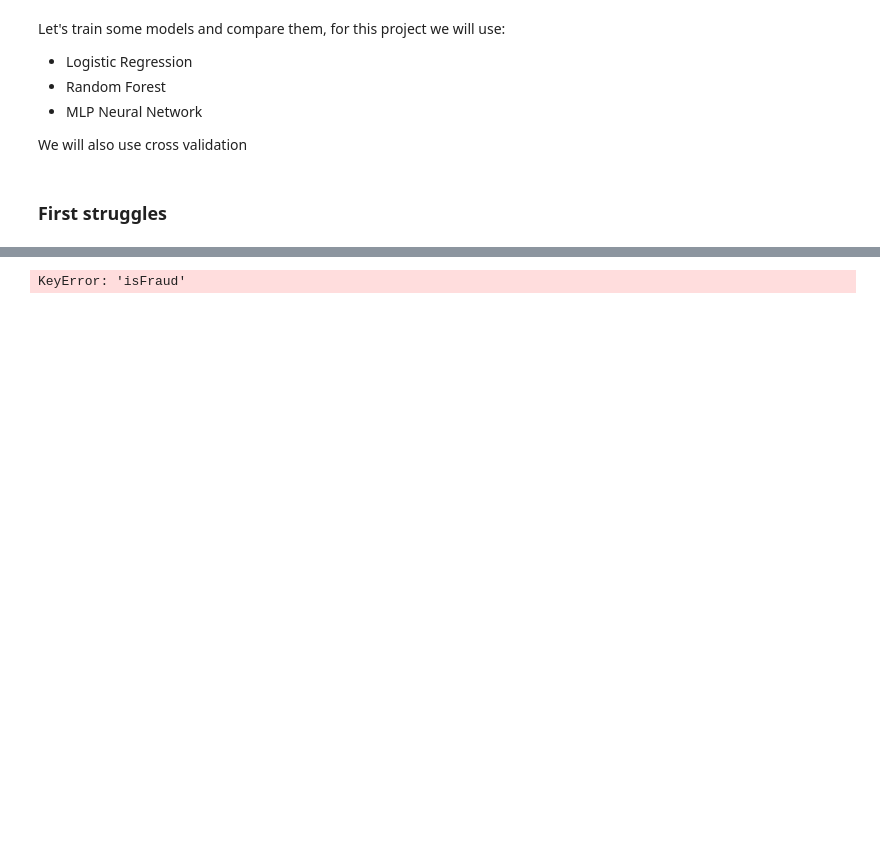
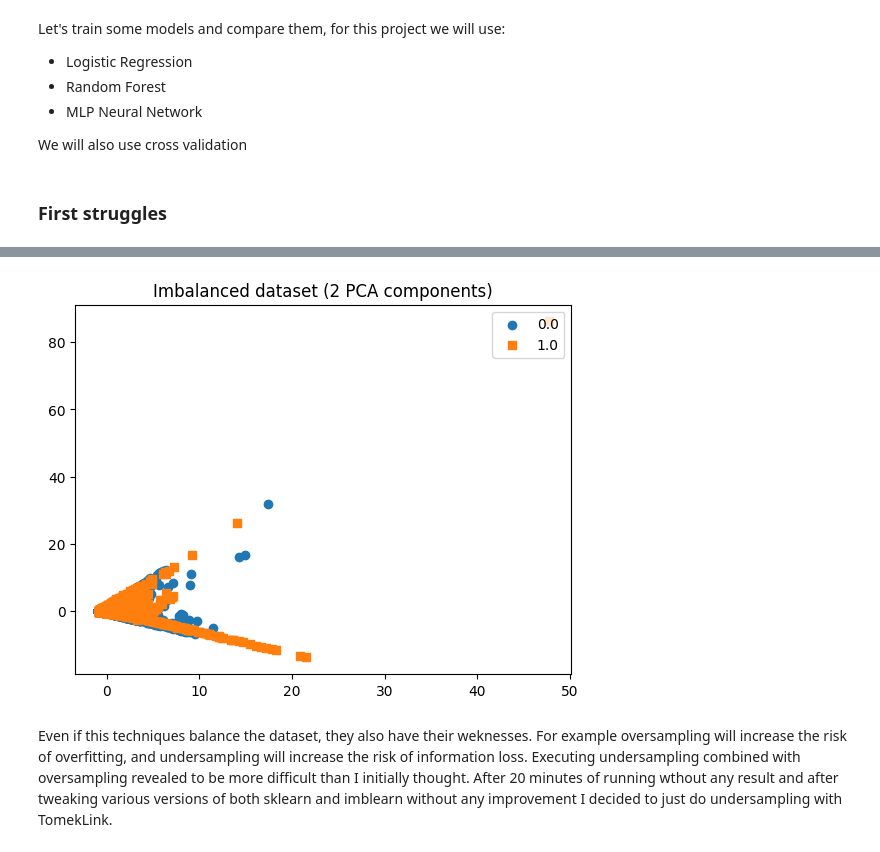
Before and after one commit to mangelini/fraud-detection-ml, a Jupyter notebook: project.ipynb, the cells around one changed output, grey strips where cells are left out. Cells and saved outputs as stored; diff of their text form; code cells hidden in the pictures; blank space fills up the shorter version.

Commit message:
Balancing dataset

```diff
--- a/project.ipynb
+++ b/project.ipynb
@@ -288,9 +338,34 @@ We will also use cross validation
+# %%
+def plot_2d_space(X, y, label='Classes'):
+    colors = ['#1F77B4', '#FF7F0E']
+    markers = ['o', 's']
+    for l, c, m in zip(np.unique(y), colors, markers):
+        plt.scatter(
+            X[y==l, 0],
+            X[y==l, 1],
+            c=c, label=l, marker=m
+        )
+    plt.title(label)
+    plt.legend(loc='upper right')
+    plt.show()
+# %%
+colors = ['#1F77B4', '#FF7F0E']
+markers = ['o', 's']
+pca = PCA(n_components=2)
+
+X_pca = pca.fit_transform(X)
+plot_2d_space(X_pca, y, 'Imbalanced dataset (2 PCA components)')
+# %% [output]
+[figure, added]
+# %% [markdown]
+Even if this techniques balance the dataset, they also have their weknesses. For example oversampling will increase the risk of overfitting, and undersampling will increase the risk of information loss.
+Executing undersampling combined with oversampling revealed to be more difficult than I initially thought. After 20 minutes of running wthout any result and after tweaking various versions of both sklearn and imblearn without any improvement I decided to just do undersampling with TomekLink.
 # %%
-y = train_set.pop('isFraud')
-X = train_set
-X_train, X_val, y_train, y_val = train_test_split(X, y, test_size=0.15)
+# y = train_set.loc[:, "isFraud"]
+# X = train_set.loc[:, train_set.columns != "isFraud"]
+# X = train_set.loc[:, ["amount"]]
+skf = StratifiedKFold(n_splits=10)
+# X_train, X_val, y_train, y_val = train_test_split(X, y, test_size=0.15)
-# %% [output]
-KeyError: 'isFraud'
 # %%
 models = {
     "LR": LogisticRegression(max_iter=300),
```
Also changed, not shown: parts of 19 cells of this notebook, 7 other files.
